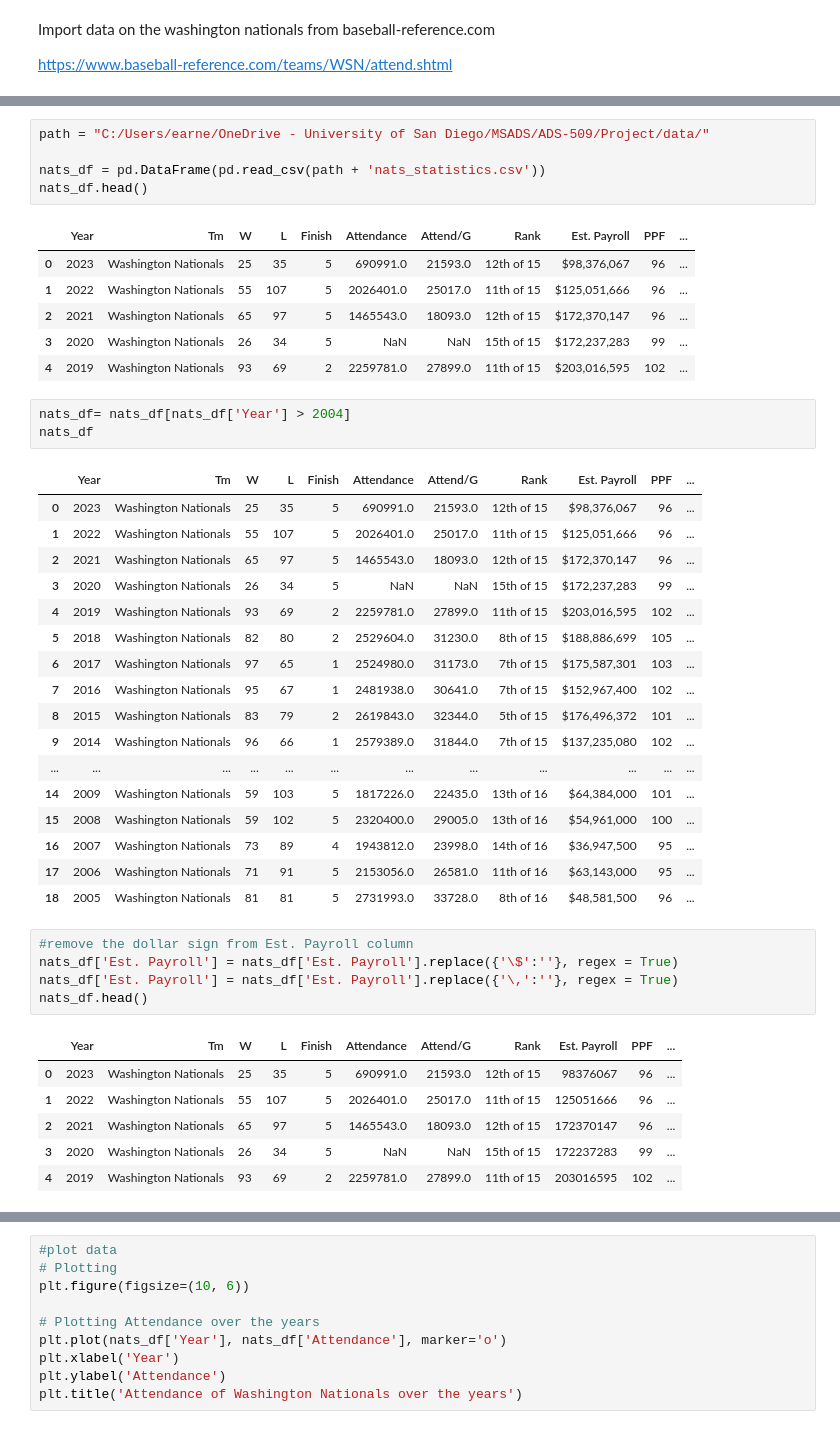
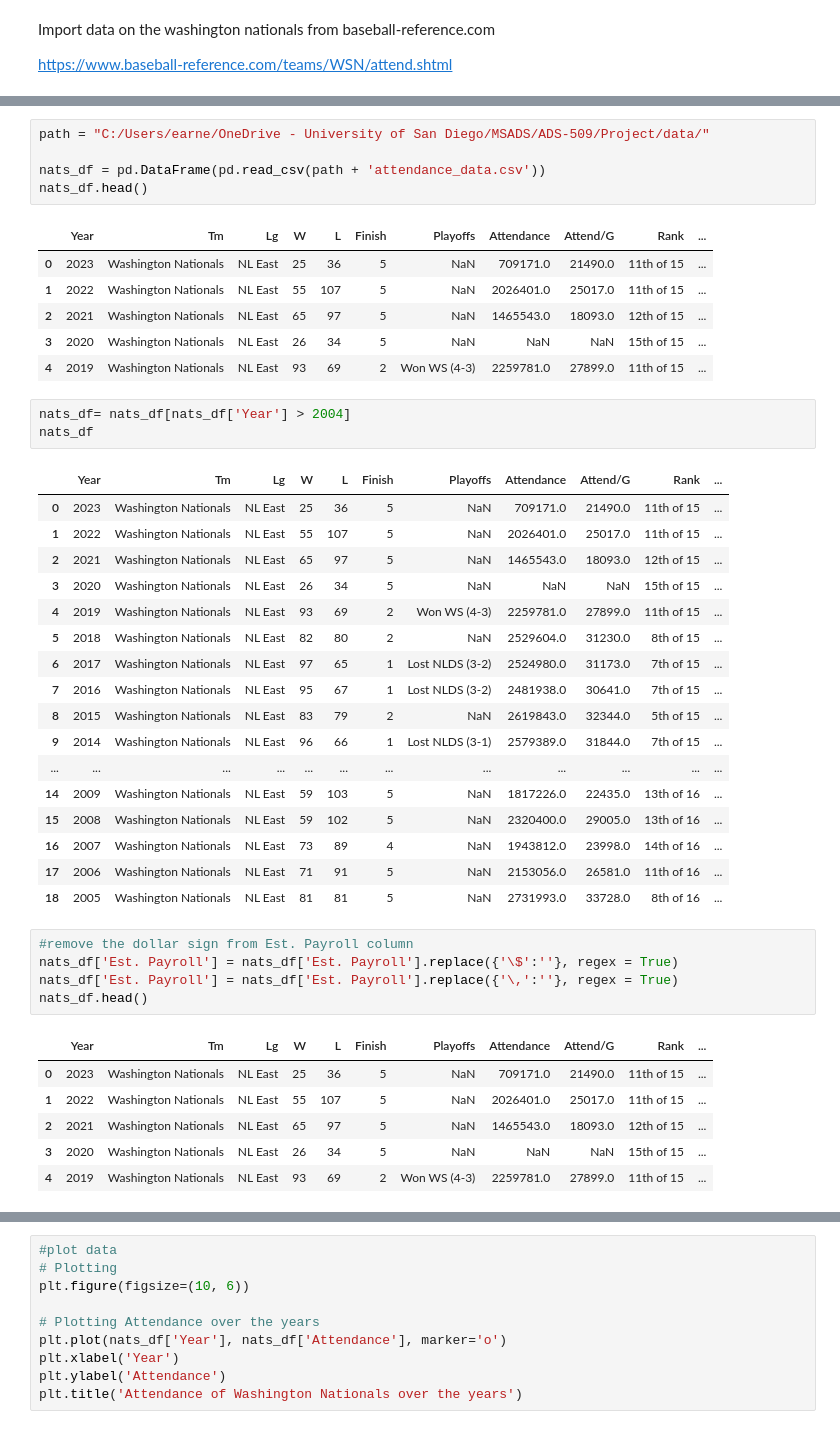
Before and after one commit to ApkimCA/AppliedTextMining_Team11, a Jupyter notebook: nationals_code.ipynb, the cells around one changed output, grey strips where cells are left out. Drawn from its saved outputs; the diff is of its cells as text.

```diff
--- a/nationals_code.ipynb
+++ b/nationals_code.ipynb
@@ -106,48 +136,48 @@ https://www.baseball-reference.com/teams/WSN/attend.shtml
 # %%
 path = "C:/Users/earne/OneDrive - University of San Diego/MSADS/ADS-509/Project/data/"
 
-nats_df = pd.DataFrame(pd.read_csv(path + 'nats_statistics.csv'))
+nats_df = pd.DataFrame(pd.read_csv(path + 'attendance_data.csv'))
 nats_df.head()
 # %% [output]
-|  | Year | Tm | W | L | Finish | Attendance | Attend/G | Rank | Est. Payroll | PPF | ... |
-| 0 | 2023 | Washington Nationals | 25 | 35 | 5 | 690991.0 | 21593.0 | 12th of 15 | $98,376,067 | 96 | ... |
-| 1 | 2022 | Washington Nationals | 55 | 107 | 5 | 2026401.0 | 25017.0 | 11th of 15 | $125,051,666 | 96 | ... |
-| 2 | 2021 | Washington Nationals | 65 | 97 | 5 | 1465543.0 | 18093.0 | 12th of 15 | $172,370,147 | 96 | ... |
-| 3 | 2020 | Washington Nationals | 26 | 34 | 5 | NaN | NaN | 15th of 15 | $172,237,283 | 99 | ... |
-| 4 | 2019 | Washington Nationals | 93 | 69 | 2 | 2259781.0 | 27899.0 | 11th of 15 | $203,016,595 | 102 | ... |
+|  | Year | Tm | Lg | W | L | Finish | Playoffs | Attendance | Attend/G | Rank | ... |
+| 0 | 2023 | Washington Nationals | NL East | 25 | 36 | 5 | NaN | 709171.0 | 21490.0 | 11th of 15 | ... |
+| 1 | 2022 | Washington Nationals | NL East | 55 | 107 | 5 | NaN | 2026401.0 | 25017.0 | 11th of 15 | ... |
+| 2 | 2021 | Washington Nationals | NL East | 65 | 97 | 5 | NaN | 1465543.0 | 18093.0 | 12th of 15 | ... |
+| 3 | 2020 | Washington Nationals | NL East | 26 | 34 | 5 | NaN | NaN | NaN | 15th of 15 | ... |
+| 4 | 2019 | Washington Nationals | NL East | 93 | 69 | 2 | Won WS (4-3) | 2259781.0 | 27899.0 | 11th of 15 | ... |
 # %%
 nats_df= nats_df[nats_df['Year'] > 2004]
 nats_df
 # %% [output]
-|  | Year | Tm | W | L | Finish | Attendance | Attend/G | Rank | Est. Payroll | PPF | ... |
-| 0 | 2023 | Washington Nationals | 25 | 35 | 5 | 690991.0 | 21593.0 | 12th of 15 | $98,376,067 | 96 | ... |
-| 1 | 2022 | Washington Nationals | 55 | 107 | 5 | 2026401.0 | 25017.0 | 11th of 15 | $125,051,666 | 96 | ... |
-| 2 | 2021 | Washington Nationals | 65 | 97 | 5 | 1465543.0 | 18093.0 | 12th of 15 | $172,370,147 | 96 | ... |
-| 3 | 2020 | Washington Nationals | 26 | 34 | 5 | NaN | NaN | 15th of 15 | $172,237,283 | 99 | ... |
-| 4 | 2019 | Washington Nationals | 93 | 69 | 2 | 2259781.0 | 27899.0 | 11th of 15 | $203,016,595 | 102 | ... |
-| 5 | 2018 | Washington Nationals | 82 | 80 | 2 | 2529604.0 | 31230.0 | 8th of 15 | $188,886,699 | 105 | ... |
-| 6 | 2017 | Washington Nationals | 97 | 65 | 1 | 2524980.0 | 31173.0 | 7th of 15 | $175,587,301 | 103 | ... |
-| 7 | 2016 | Washington Nationals | 95 | 67 | 1 | 2481938.0 | 30641.0 | 7th of 15 | $152,967,400 | 102 | ... |
-| 8 | 2015 | Washington Nationals | 83 | 79 | 2 | 2619843.0 | 32344.0 | 5th of 15 | $176,496,372 | 101 | ... |
-| 9 | 2014 | Washington Nationals | 96 | 66 | 1 | 2579389.0 | 31844.0 | 7th of 15 | $137,235,080 | 102 | ... |
+|  | Year | Tm | Lg | W | L | Finish | Playoffs | Attendance | Attend/G | Rank | ... |
+| 0 | 2023 | Washington Nationals | NL East | 25 | 36 | 5 | NaN | 709171.0 | 21490.0 | 11th of 15 | ... |
+| 1 | 2022 | Washington Nationals | NL East | 55 | 107 | 5 | NaN | 2026401.0 | 25017.0 | 11th of 15 | ... |
+| 2 | 2021 | Washington Nationals | NL East | 65 | 97 | 5 | NaN | 1465543.0 | 18093.0 | 12th of 15 | ... |
+| 3 | 2020 | Washington Nationals | NL East | 26 | 34 | 5 | NaN | NaN | NaN | 15th of 15 | ... |
+| 4 | 2019 | Washington Nationals | NL East | 93 | 69 | 2 | Won WS (4-3) | 2259781.0 | 27899.0 | 11th of 15 | ... |
+| 5 | 2018 | Washington Nationals | NL East | 82 | 80 | 2 | NaN | 2529604.0 | 31230.0 | 8th of 15 | ... |
+| 6 | 2017 | Washington Nationals | NL East | 97 | 65 | 1 | Lost NLDS (3-2) | 2524980.0 | 31173.0 | 7th of 15 | ... |
+| 7 | 2016 | Washington Nationals | NL East | 95 | 67 | 1 | Lost NLDS (3-2) | 2481938.0 | 30641.0 | 7th of 15 | ... |
+| 8 | 2015 | Washington Nationals | NL East | 83 | 79 | 2 | NaN | 2619843.0 | 32344.0 | 5th of 15 | ... |
+| 9 | 2014 | Washington Nationals | NL East | 96 | 66 | 1 | Lost NLDS (3-1) | 2579389.0 | 31844.0 | 7th of 15 | ... |
 | ... | ... | ... | ... | ... | ... | ... | ... | ... | ... | ... | ... |
-| 14 | 2009 | Washington Nationals | 59 | 103 | 5 | 1817226.0 | 22435.0 | 13th of 16 | $64,384,000 | 101 | ... |
-| 15 | 2008 | Washington Nationals | 59 | 102 | 5 | 2320400.0 | 29005.0 | 13th of 16 | $54,961,000 | 100 | ... |
-| 16 | 2007 | Washington Nationals | 73 | 89 | 4 | 1943812.0 | 23998.0 | 14th of 16 | $36,947,500 | 95 | ... |
-| 17 | 2006 | Washington Nationals | 71 | 91 | 5 | 2153056.0 | 26581.0 | 11th of 16 | $63,143,000 | 95 | ... |
-| 18 | 2005 | Washington Nationals | 81 | 81 | 5 | 2731993.0 | 33728.0 | 8th of 16 | $48,581,500 | 96 | ... |
+| 14 | 2009 | Washington Nationals | NL East | 59 | 103 | 5 | NaN | 1817226.0 | 22435.0 | 13th of 16 | ... |
+| 15 | 2008 | Washington Nationals | NL East | 59 | 102 | 5 | NaN | 2320400.0 | 29005.0 | 13th of 16 | ... |
+| 16 | 2007 | Washington Nationals | NL East | 73 | 89 | 4 | NaN | 1943812.0 | 23998.0 | 14th of 16 | ... |
+| 17 | 2006 | Washington Nationals | NL East | 71 | 91 | 5 | NaN | 2153056.0 | 26581.0 | 11th of 16 | ... |
+| 18 | 2005 | Washington Nationals | NL East | 81 | 81 | 5 | NaN | 2731993.0 | 33728.0 | 8th of 16 | ... |
 # %%
 #remove the dollar sign from Est. Payroll column
 nats_df['Est. Payroll'] = nats_df['Est. Payroll'].replace({'\$':''}, regex = True)
 nats_df['Est. Payroll'] = nats_df['Est. Payroll'].replace({'\,':''}, regex = True)
 nats_df.head()
 # %% [output]
-|  | Year | Tm | W | L | Finish | Attendance | Attend/G | Rank | Est. Payroll | PPF | ... |
-| 0 | 2023 | Washington Nationals | 25 | 35 | 5 | 690991.0 | 21593.0 | 12th of 15 | 98376067 | 96 | ... |
-| 1 | 2022 | Washington Nationals | 55 | 107 | 5 | 2026401.0 | 25017.0 | 11th of 15 | 125051666 | 96 | ... |
-| 2 | 2021 | Washington Nationals | 65 | 97 | 5 | 1465543.0 | 18093.0 | 12th of 15 | 172370147 | 96 | ... |
-| 3 | 2020 | Washington Nationals | 26 | 34 | 5 | NaN | NaN | 15th of 15 | 172237283 | 99 | ... |
-| 4 | 2019 | Washington Nationals | 93 | 69 | 2 | 2259781.0 | 27899.0 | 11th of 15 | 203016595 | 102 | ... |
+|  | Year | Tm | Lg | W | L | Finish | Playoffs | Attendance | Attend/G | Rank | ... |
+| 0 | 2023 | Washington Nationals | NL East | 25 | 36 | 5 | NaN | 709171.0 | 21490.0 | 11th of 15 | ... |
+| 1 | 2022 | Washington Nationals | NL East | 55 | 107 | 5 | NaN | 2026401.0 | 25017.0 | 11th of 15 | ... |
+| 2 | 2021 | Washington Nationals | NL East | 65 | 97 | 5 | NaN | 1465543.0 | 18093.0 | 12th of 15 | ... |
+| 3 | 2020 | Washington Nationals | NL East | 26 | 34 | 5 | NaN | NaN | NaN | 15th of 15 | ... |
+| 4 | 2019 | Washington Nationals | NL East | 93 | 69 | 2 | Won WS (4-3) | 2259781.0 | 27899.0 | 11th of 15 | ... |
 # %%
 nats_df['Est. Payroll'] = nats_df['Est. Payroll'].astype(float)
 nats_df.dtypes
```
Also changed, not shown: parts of 12 cells of this notebook.
